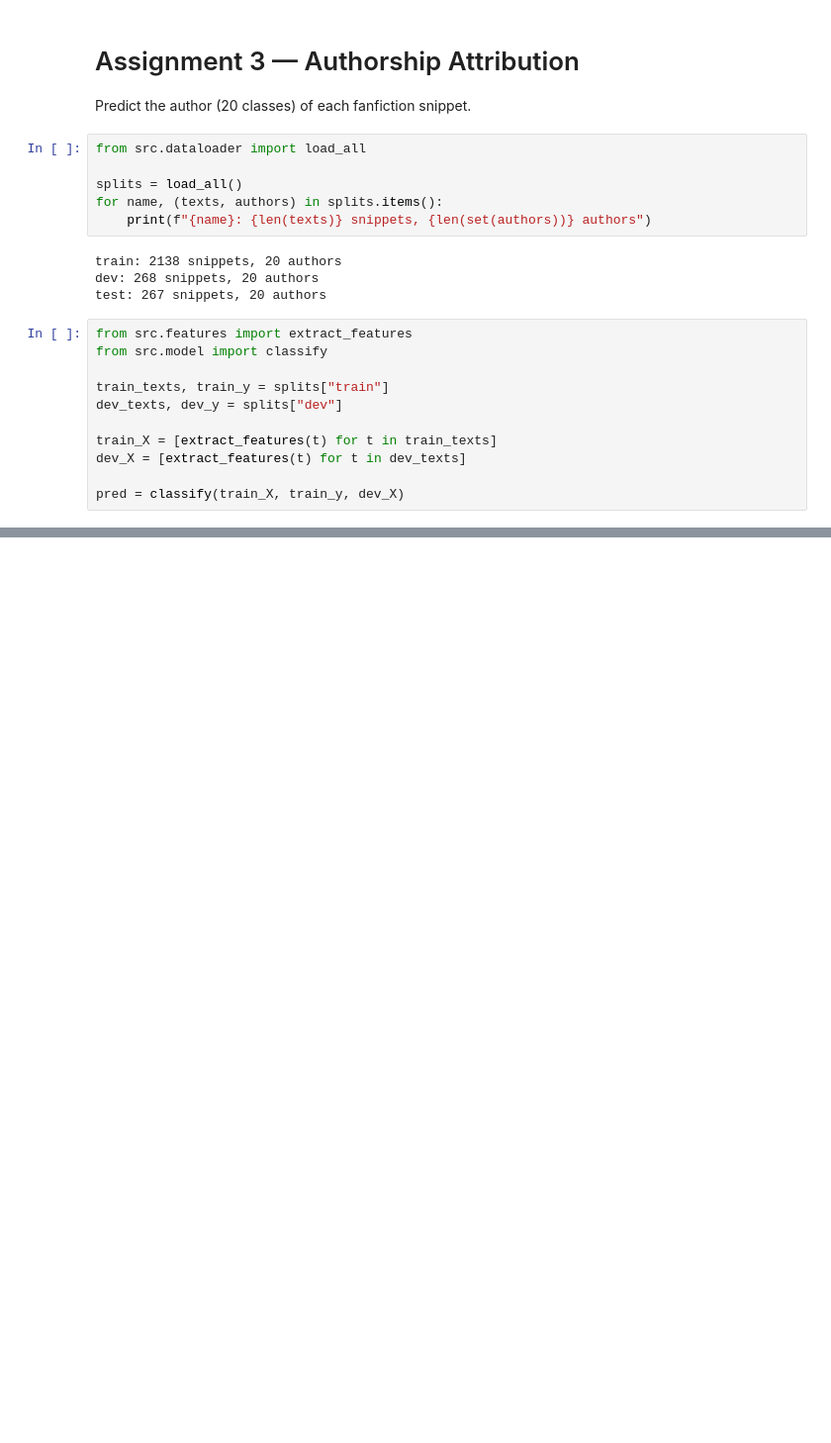
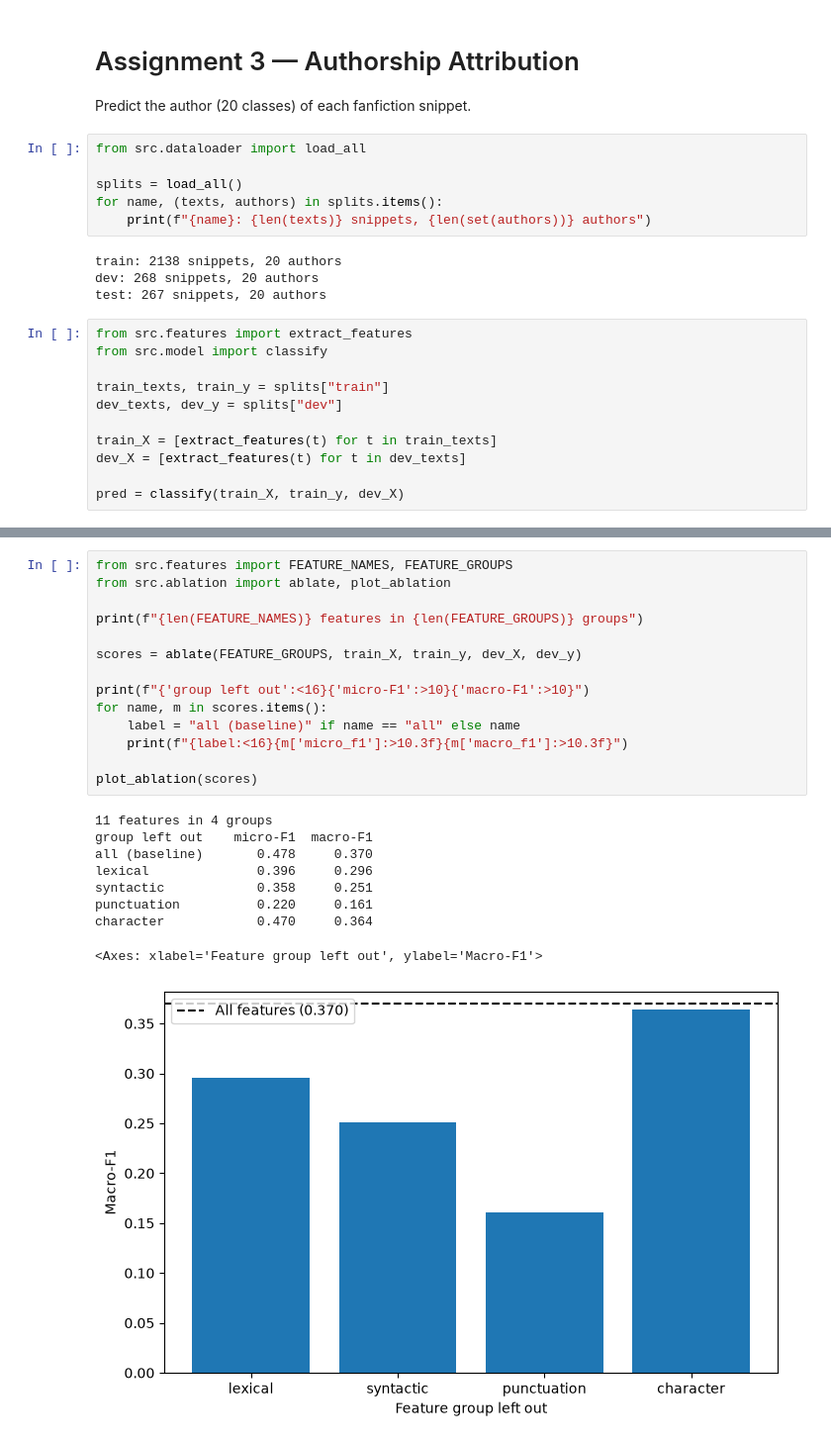
Before and after one commit to franciscacarneiro/TxMM_assignment3, a Jupyter notebook: attribution.ipynb, the cells around one changed output, grey strips where cells are left out. Shown at 99% size. Cells and saved outputs as stored; diff of their text form; blank space fills up the shorter version.

Commit message:
Add simple ablation and test it with some simple added  features

```diff
--- a/attribution.ipynb
+++ b/attribution.ipynb
@@ -36,0 +41,24 @@ Macro-F1  : 0.026
+# %%
+from src.features import FEATURE_NAMES, FEATURE_GROUPS
+from src.ablation import ablate, plot_ablation
+
+print(f"{len(FEATURE_NAMES)} features in {len(FEATURE_GROUPS)} groups")
+
+scores = ablate(FEATURE_GROUPS, train_X, train_y, dev_X, dev_y)
+
+print(f"{'group left out':<16}{'micro-F1':>10}{'macro-F1':>10}")
+for name, m in scores.items():
+    label = "all (baseline)" if name == "all" else name
+    print(f"{label:<16}{m['micro_f1']:>10.3f}{m['macro_f1']:>10.3f}")
+
+plot_ablation(scores)
+# %% [output]
+11 features in 4 groups
+group left out    micro-F1  macro-F1
+all (baseline)       0.478     0.370
+lexical              0.396     0.296
+syntactic            0.358     0.251
+punctuation          0.220     0.161
+character            0.470     0.364
+<Axes: xlabel='Feature group left out', ylabel='Macro-F1'>
+[figure, added]
```
Also changed, not shown: parts of 2 cells of this notebook, 2 other files.
